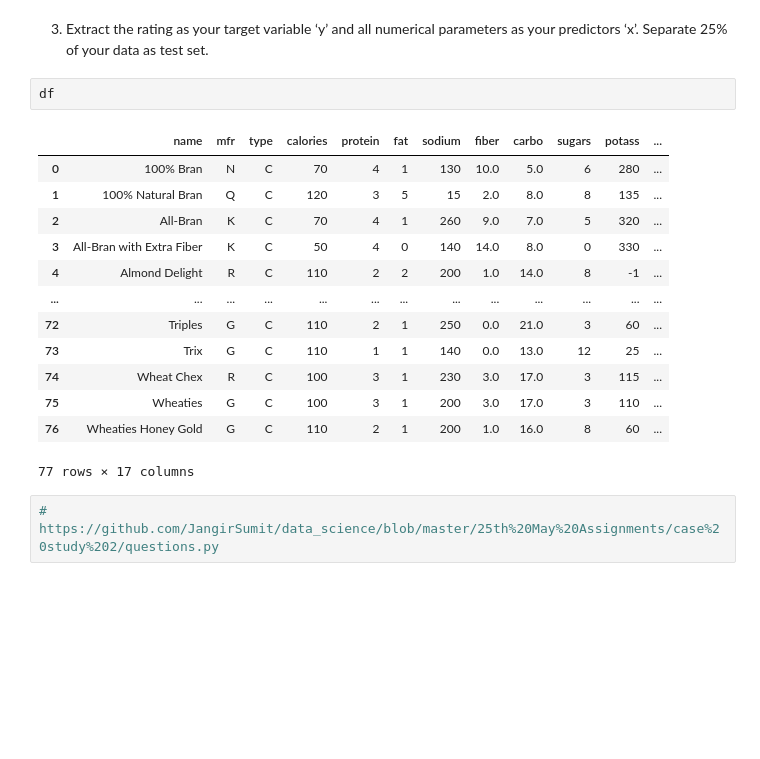
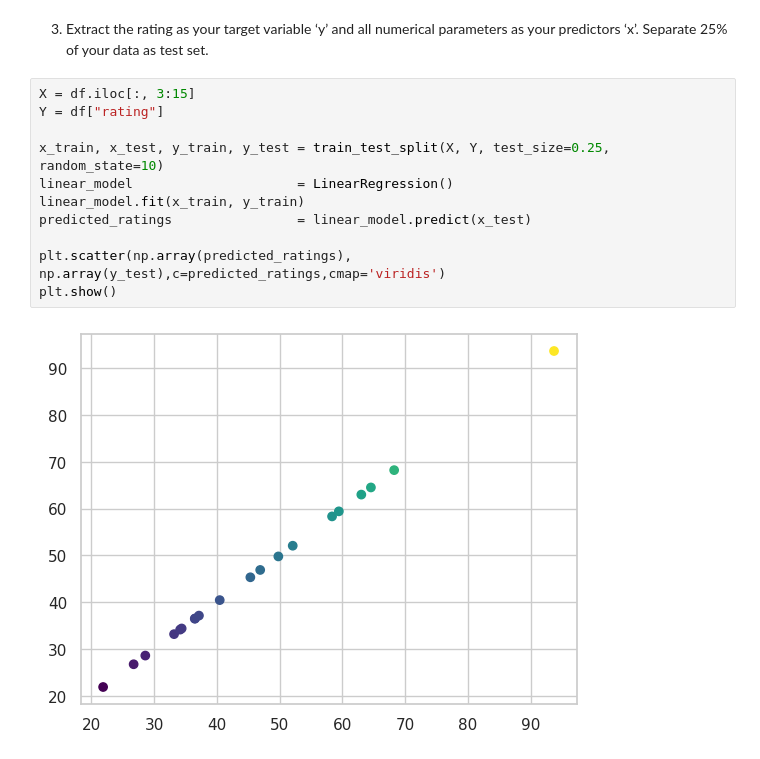
Before and after one commit to edwinmesa/dt_learn_data_science, a Jupyter notebook: edureka/Python_Machine_Learning/ Python_ML_Training_AD/Introduction Machine Learning/assignments/solutions/542_m3_assign_2_v1.0.ipynb, the cells around one changed output. Cells and saved outputs as stored; diff of their text form; blank space fills up the shorter version.

Commit message:
new data

```diff
--- a/edureka/Python_Machine_Learning/ Python_ML_Training_AD/Introduction Machine Learning/assignments/solutions/542_m3_assign_2_v1.0.ipynb
+++ b/edureka/Python_Machine_Learning/ Python_ML_Training_AD/Introduction Machine Learning/assignments/solutions/542_m3_assign_2_v1.0.ipynb
@@ -56,21 +58,16 @@ plt.show()
 # %% [markdown]
 3. Extract the rating as your target variable ‘y’ and all numerical parameters as your
 predictors ‘x’. Separate 25% of your data as test set.
-# %%
-df
-# %% [output]
-|  | name | mfr | type | calories | protein | fat | sodium | fiber | carbo | sugars | potass | ... |
-| 0 | 100% Bran | N | C | 70 | 4 | 1 | 130 | 10.0 | 5.0 | 6 | 280 | ... |
-| 1 | 100% Natural Bran | Q | C | 120 | 3 | 5 | 15 | 2.0 | 8.0 | 8 | 135 | ... |
-| 2 | All-Bran | K | C | 70 | 4 | 1 | 260 | 9.0 | 7.0 | 5 | 320 | ... |
-| 3 | All-Bran with Extra Fiber | K | C | 50 | 4 | 0 | 140 | 14.0 | 8.0 | 0 | 330 | ... |
-| 4 | Almond Delight | R | C | 110 | 2 | 2 | 200 | 1.0 | 14.0 | 8 | -1 | ... |
-| ... | ... | ... | ... | ... | ... | ... | ... | ... | ... | ... | ... | ... |
-| 72 | Triples | G | C | 110 | 2 | 1 | 250 | 0.0 | 21.0 | 3 | 60 | ... |
-| 73 | Trix | G | C | 110 | 1 | 1 | 140 | 0.0 | 13.0 | 12 | 25 | ... |
-| 74 | Wheat Chex | R | C | 100 | 3 | 1 | 230 | 3.0 | 17.0 | 3 | 115 | ... |
-| 75 | Wheaties | G | C | 100 | 3 | 1 | 200 | 3.0 | 17.0 | 3 | 110 | ... |
-| 76 | Wheaties Honey Gold | G | C | 110 | 2 | 1 | 200 | 1.0 | 16.0 | 8 | 60 | ... |
-77 rows × 17 columns
-# %%
-# https://github.com/JangirSumit/data_science/blob/master/25th%20May%20Assignments/case%20study%202/questions.py
+# %%
+X = df.iloc[:, 3:15]
+Y = df["rating"]
+
+x_train, x_test, y_train, y_test = train_test_split(X, Y, test_size=0.25, random_state=10)
+linear_model                     = LinearRegression()
+linear_model.fit(x_train, y_train)
+predicted_ratings                = linear_model.predict(x_test)
+
+plt.scatter(np.array(predicted_ratings), np.array(y_test),c=predicted_ratings,cmap='viridis')
+plt.show()
+# %% [output]
+[figure, added]
```
Also changed, not shown: parts of 1 cell of this notebook, 3 other files.
